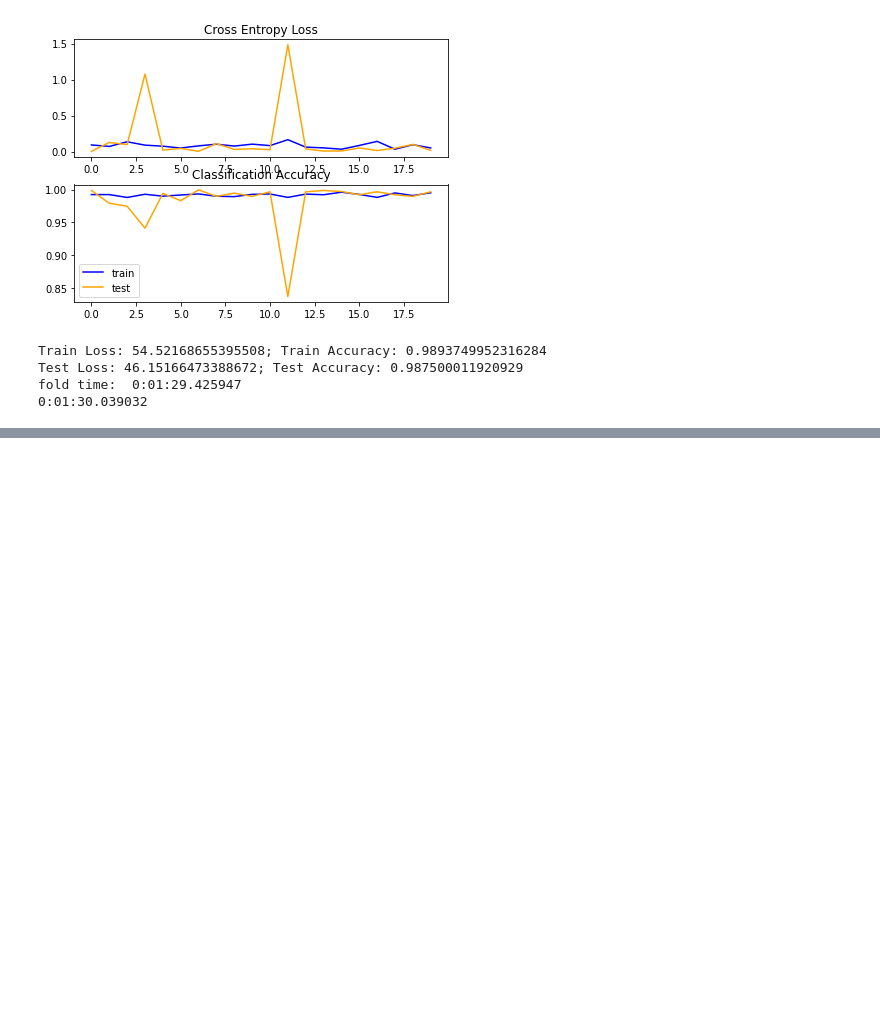
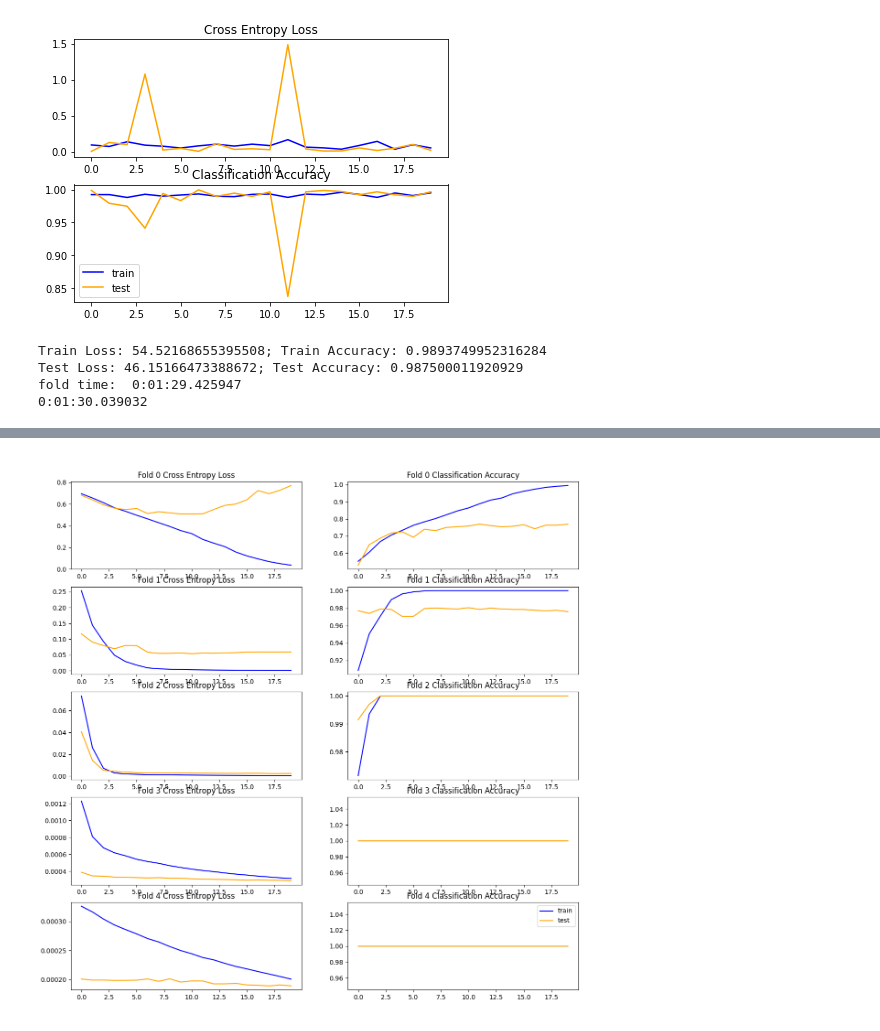
Before and after one commit to NJindia/Cats-vs-Dogs-DL, a Jupyter notebook: DL_HW2.ipynb, the cells around one changed output, grey strips where cells are left out. Cells and saved outputs as stored; diff of their text form; code cells hidden in the pictures; blank space fills up the shorter version.

```diff
--- a/DL_HW2.ipynb
+++ b/DL_HW2.ipynb
@@ -651,0 +554,4 @@ fold time:  0:01:35.333041
+# %%
+Image(filename='img/lr=0.001.png')
+# %% [output]
+[figure, added]
```
Also changed, not shown: parts of 18 cells of this notebook.
